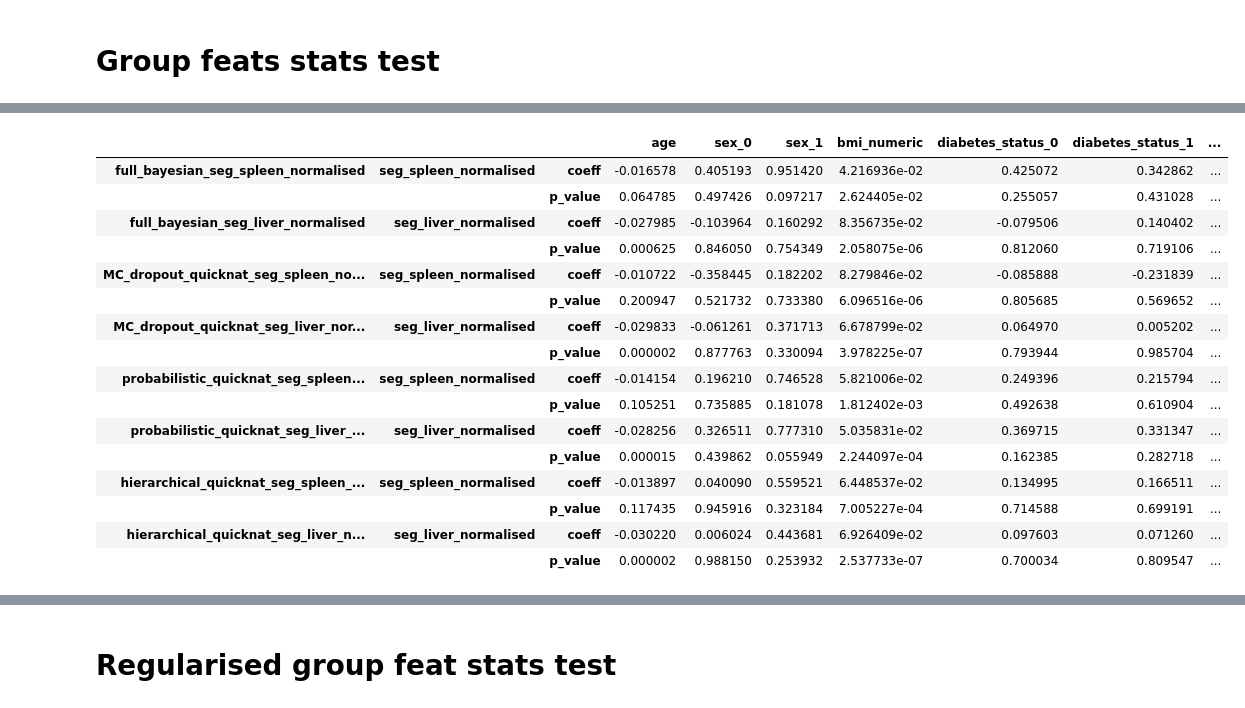
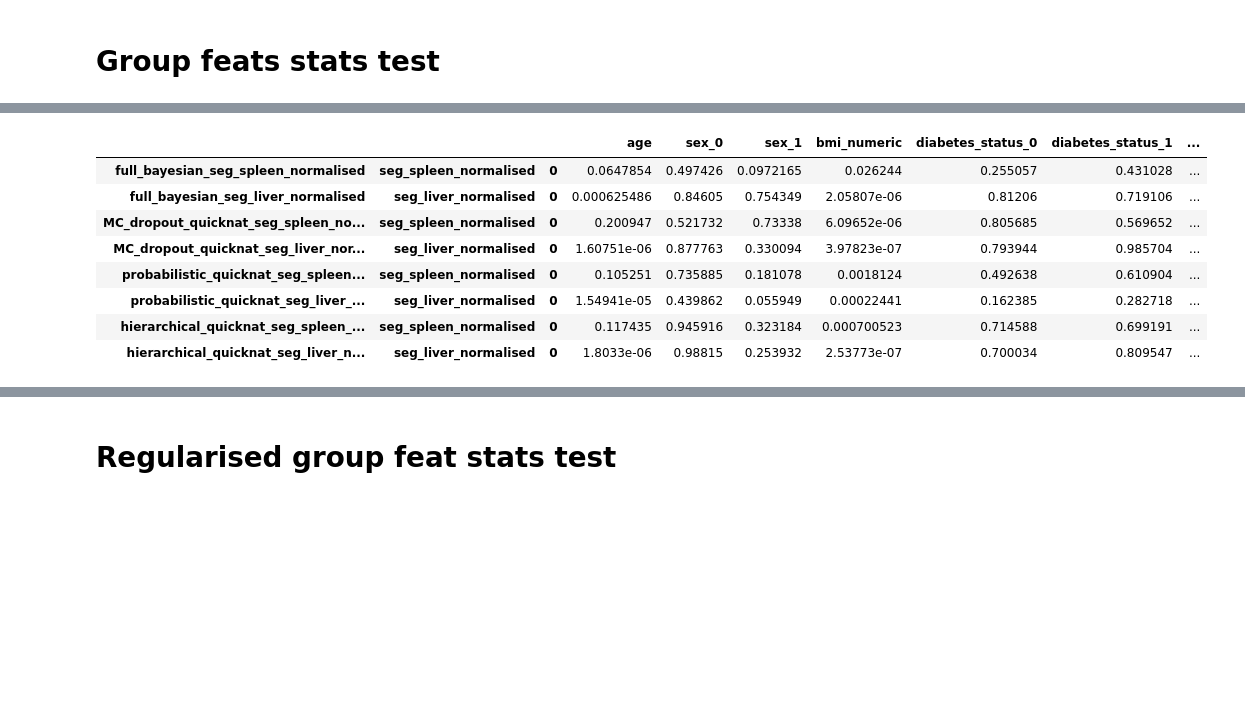
Before and after one commit to jyotirmay123/BNN-for-Uncertainty-Estimation-of-Imaging-Biomarkers, a Jupyter notebook: model_and_dataset_stats_analysis_final.ipynb, the cells around one changed output, grey strips where cells are left out. Drawn from its saved outputs; the diff is of its cells as text; code cells hidden in the pictures; blank space fills up the shorter version.

```diff
--- a/model_and_dataset_stats_analysis_final.ipynb
+++ b/model_and_dataset_stats_analysis_final.ipynb
@@ -76,8 +83,9 @@ def individual_feature_stats(feats, df, target_col):
 
     return p_values
 # %%
+significance_check = lambda x: False if x>0.05 else True
 def group_feature_stats(feats, df, target_col):
-    p_values = {}
+    p_values, fii = None, None
     y = df[target_col].copy()
     y_classes = y.values
     try:
@@ -85,13 +93,11 @@ def group_feature_stats(feats, df, target_col):
         mod = sm.OLS(y_classes, X)
         fii = mod.fit()
 #         df_fii = pd.read_html(fii.summary().tables[1].as_html(),header=0,index_col=0)[0]
-        print(fii.pvalues.values[0], fii.params.values)
+#         print(fii.pvalues.values[0], fii.params.values)
 
-        is_significant_list = [True for p_value in fii.pvalues.values if p_value<0.05]
-        print(is_significant_list)
-
-        p_values = {'coeff': fii.params.values, 'p_value':fii.pvalues.values, 'significant': is_significant_list}
+#         is_significant_list = [significance_check(p_value) for p_value in fii.pvalues.values]
+        p_values = fii.pvalues.values
     except Exception as e:
         print(e)
 
-    return p_values
+    return p_values, fii
@@ -126,4 +126,11 @@ def gathering_p_values():
 def df_from_nested_dicts(dicts):
     df = pd.concat({k+'_'+kk: pd.concat({kk:pd.DataFrame(vv).T}, axis=0) for k, v in dicts.items() for kk, vv in v.items()}, axis=0)
     return df
+
+def df_from_nested_dicts_group(dicts):
+    df = pd.concat({k+'_'+kk: pd.concat({kk:pd.DataFrame(vv).T}, axis=0) for k, v in dicts.items() for kk, vv in v.items()}, axis=0)
+    return df
+
+def highlight_significance(df):
+    return df.style.applymap(lambda x: 'background-color : yellow' if x==True or x<0.05 else '')
 # %%
@@ -194,7 +201,7 @@ feats = flatten(feats_from_paper_for_individual_test)
 dicts = {}
 for key, value in model_merged_feats_path_combined.items():
     df = pd.read_csv(value)
-    df = rename(df, {'bmi-numeric':'bmi_numeric'})
+    df = rename(df)
     df = transform_to_categorical(df, ['diabetes_status', 'sex'])
     df, normalised_cols = z_score_column_normalise(df, ['seg_spleen', 'seg_liver'])
     df = df.fillna(0)
@@ -210,5 +217,7 @@ for key, value in model_merged_feats_path_combined.items():
     dicts[key][target_col] = p_value_dict
 
 p_value_df = df_from_nested_dicts(dicts)
-p_value_df
+p_value_df.columns = feats
+p_value_df_styler = highlight_significance(p_value_df)
+p_value_df_styler
 # %% [output]
@@ -261,24 +236,34 @@ p_value_df[p_value_df['significant']==True]
 feats = flatten(feats_from_paper_for_group_test)
 
 dicts = {}
+# anova_test_dicts = {}
 for key, value in model_merged_feats_path_combined.items():
     df = pd.read_csv(value)
-    df = rename(df, {'bmi-numeric':'bmi_numeric'})
+    df = rename(df)
     df = transform_to_categorical(df, ['diabetes_status', 'sex'])
     df, normalised_cols = z_score_column_normalise(df, ['seg_spleen', 'seg_liver'])
     df = df.fillna(0)
 
     dicts[key] = {}
+#     anova_test_dicts[key] = {}
 
     target_col = 'seg_spleen_normalised'
-    p_value_dict = group_feature_stats(feats, df, target_col)
+    p_value_dict, model = group_feature_stats(feats, df, target_col)
+#     result = anova_test(model)
     dicts[key][target_col] = p_value_dict
+#     anova_test_dicts[key][target_col] =  result['PR(>F)'].values[:-1]
 
     target_col = 'seg_liver_normalised'
-    p_value_dict = group_feature_stats(feats, df, target_col)
+    p_value_dict, model = group_feature_stats(feats, df, target_col)
+#     result = anova_test(model)
     dicts[key][target_col] = p_value_dict
+#     anova_test_dicts[key][target_col] =  result['PR(>F)'].values[:-1]
 
 p_value_df = df_from_nested_dicts(dicts)
+# anova_test_p_value_df = df_from_nested_dicts(anova_test_dicts)
 p_value_df.columns = feats
-p_value_df
+# anova_test_p_value_df.columns = feats
+p_value_df_styler = highlight_significance(p_value_df)
+# anova_test_p_value_df_styler = highlight_significance(anova_test_p_value_df)
+p_value_df_styler
 # %% [output]
@@ -302,17 +270,9 @@ p_value_df
 |  |  |  | age | sex_0 | sex_1 | bmi_numeric | diabetes_status_0 | diabetes_status_1 | ... |
-| full_bayesian_seg_spleen_normalised | seg_spleen_normalised | coeff | -0.016578 | 0.405193 | 0.951420 | 4.216936e-02 | 0.425072 | 0.342862 | ... |
-|  |  | p_value | 0.064785 | 0.497426 | 0.097217 | 2.624405e-02 | 0.255057 | 0.431028 | ... |
-| full_bayesian_seg_liver_normalised | seg_liver_normalised | coeff | -0.027985 | -0.103964 | 0.160292 | 8.356735e-02 | -0.079506 | 0.140402 | ... |
-|  |  | p_value | 0.000625 | 0.846050 | 0.754349 | 2.058075e-06 | 0.812060 | 0.719106 | ... |
-| MC_dropout_quicknat_seg_spleen_no... | seg_spleen_normalised | coeff | -0.010722 | -0.358445 | 0.182202 | 8.279846e-02 | -0.085888 | -0.231839 | ... |
-|  |  | p_value | 0.200947 | 0.521732 | 0.733380 | 6.096516e-06 | 0.805685 | 0.569652 | ... |
-| MC_dropout_quicknat_seg_liver_nor... | seg_liver_normalised | coeff | -0.029833 | -0.061261 | 0.371713 | 6.678799e-02 | 0.064970 | 0.005202 | ... |
-|  |  | p_value | 0.000002 | 0.877763 | 0.330094 | 3.978225e-07 | 0.793944 | 0.985704 | ... |
-| probabilistic_quicknat_seg_spleen... | seg_spleen_normalised | coeff | -0.014154 | 0.196210 | 0.746528 | 5.821006e-02 | 0.249396 | 0.215794 | ... |
-|  |  | p_value | 0.105251 | 0.735885 | 0.181078 | 1.812402e-03 | 0.492638 | 0.610904 | ... |
-| probabilistic_quicknat_seg_liver_... | seg_liver_normalised | coeff | -0.028256 | 0.326511 | 0.777310 | 5.035831e-02 | 0.369715 | 0.331347 | ... |
-|  |  | p_value | 0.000015 | 0.439862 | 0.055949 | 2.244097e-04 | 0.162385 | 0.282718 | ... |
-| hierarchical_quicknat_seg_spleen_... | seg_spleen_normalised | coeff | -0.013897 | 0.040090 | 0.559521 | 6.448537e-02 | 0.134995 | 0.166511 | ... |
-|  |  | p_value | 0.117435 | 0.945916 | 0.323184 | 7.005227e-04 | 0.714588 | 0.699191 | ... |
-| hierarchical_quicknat_seg_liver_n... | seg_liver_normalised | coeff | -0.030220 | 0.006024 | 0.443681 | 6.926409e-02 | 0.097603 | 0.071260 | ... |
-|  |  | p_value | 0.000002 | 0.988150 | 0.253932 | 2.537733e-07 | 0.700034 | 0.809547 | ... |
+| full_bayesian_seg_spleen_normalised | seg_spleen_normalised | 0 | 0.0647854 | 0.497426 | 0.0972165 | 0.026244 | 0.255057 | 0.431028 | ... |
+| full_bayesian_seg_liver_normalised | seg_liver_normalised | 0 | 0.000625486 | 0.84605 | 0.754349 | 2.05807e-06 | 0.81206 | 0.719106 | ... |
+| MC_dropout_quicknat_seg_spleen_no... | seg_spleen_normalised | 0 | 0.200947 | 0.521732 | 0.73338 | 6.09652e-06 | 0.805685 | 0.569652 | ... |
+| MC_dropout_quicknat_seg_liver_nor... | seg_liver_normalised | 0 | 1.60751e-06 | 0.877763 | 0.330094 | 3.97823e-07 | 0.793944 | 0.985704 | ... |
+| probabilistic_quicknat_seg_spleen... | seg_spleen_normalised | 0 | 0.105251 | 0.735885 | 0.181078 | 0.0018124 | 0.492638 | 0.610904 | ... |
+| probabilistic_quicknat_seg_liver_... | seg_liver_normalised | 0 | 1.54941e-05 | 0.439862 | 0.055949 | 0.00022441 | 0.162385 | 0.282718 | ... |
+| hierarchical_quicknat_seg_spleen_... | seg_spleen_normalised | 0 | 0.117435 | 0.945916 | 0.323184 | 0.000700523 | 0.714588 | 0.699191 | ... |
+| hierarchical_quicknat_seg_liver_n... | seg_liver_normalised | 0 | 1.8033e-06 | 0.98815 | 0.253932 | 2.53773e-07 | 0.700034 | 0.809547 | ... |
```
Also changed, not shown: parts of 17 cells of this notebook, 8 other files.
